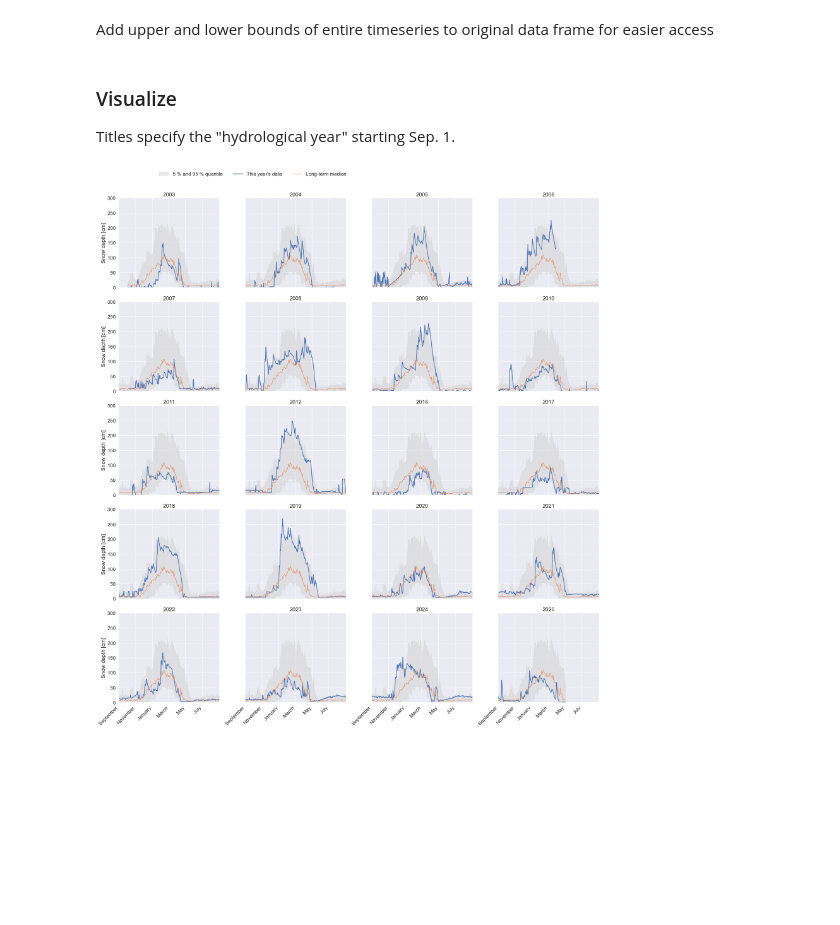
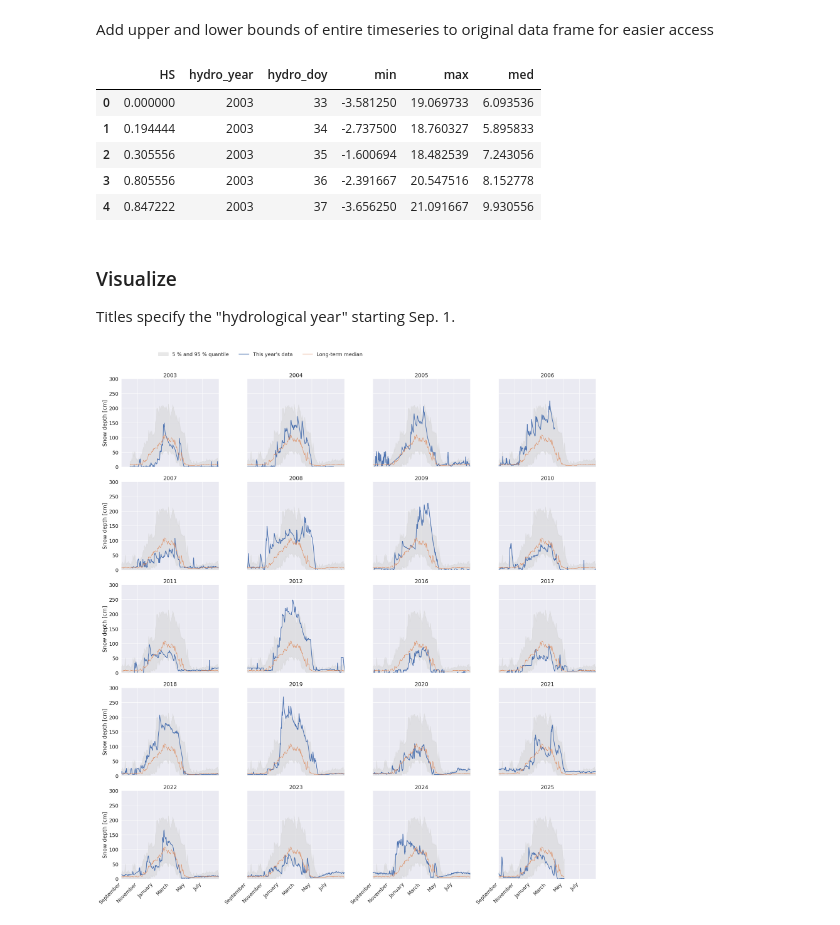
Before and after one commit to geopanda1/blog, a Jupyter notebook: posts/lwd-tirol-download/index.ipynb, the cells around one changed output. Drawn from its saved outputs; the diff is of its cells as text; code cells hidden in the pictures; blank space fills up the shorter version.

```diff
--- a/posts/lwd-tirol-download/index.ipynb
+++ b/posts/lwd-tirol-download/index.ipynb
@@ -115,11 +115,9 @@ for year in range(start_year, end_year + 1):
 
 df = pd.concat(dfs).sort_index()
 
-data = df.dropna().values
-df = df.resample("1D").mean()
-
-# add hydrological year to df
-df["hydro_year"] = df.index.to_series().dt.year + (df.index.to_series().dt.month >= 9)
+# remove nans and drop duplicate timestamps
+df = df.dropna()
+df = df.loc[~df.index.duplicated(keep="first")]
 # %% [output]
 Downloading HS for station LPUI2, hydrological year 2002
 Downloading HS for station LPUI2, hydrological year 2003
@@ -189,6 +192,14 @@ min_max = (
 Add upper and lower bounds of entire timeseries to original data frame for easier access
 # %%
 df_merged = df.merge(min_max, on="hydro_doy", suffixes=("", "_global"))
+df_merged.head()
+# %% [output]
+|  | HS | hydro_year | hydro_doy | min | max | med |
+| 0 | 0.000000 | 2003 | 33 | -3.581250 | 19.069733 | 6.093536 |
+| 1 | 0.194444 | 2003 | 34 | -2.737500 | 18.760327 | 5.895833 |
+| 2 | 0.305556 | 2003 | 35 | -1.600694 | 18.482539 | 7.243056 |
+| 3 | 0.805556 | 2003 | 36 | -2.391667 | 20.547516 | 8.152778 |
+| 4 | 0.847222 | 2003 | 37 | -3.656250 | 21.091667 | 9.930556 |
 # %% [markdown]
 ### Visualize
 
@@ -255,8 +266,7 @@ g.map(set_lim_label, xmin=1, xmax=366, ymax=300)
 
 g.add_legend(loc="lower left", bbox_to_anchor=(0.1, 1.01), ncol=3)
 
-# g.set_titles(col_template="{col_name}")
-plt.savefig(f"{station}-snow-depth.png", dpi=100)
+plt.savefig(f"{station}-snow-depth.png", dpi=100, bbox_inches="tight")
 plt.show()
 # %% [output]
-[figure, old version]
+[figure, new version]
```
Also changed, not shown: parts of 2 cells of this notebook, 3 other files.
